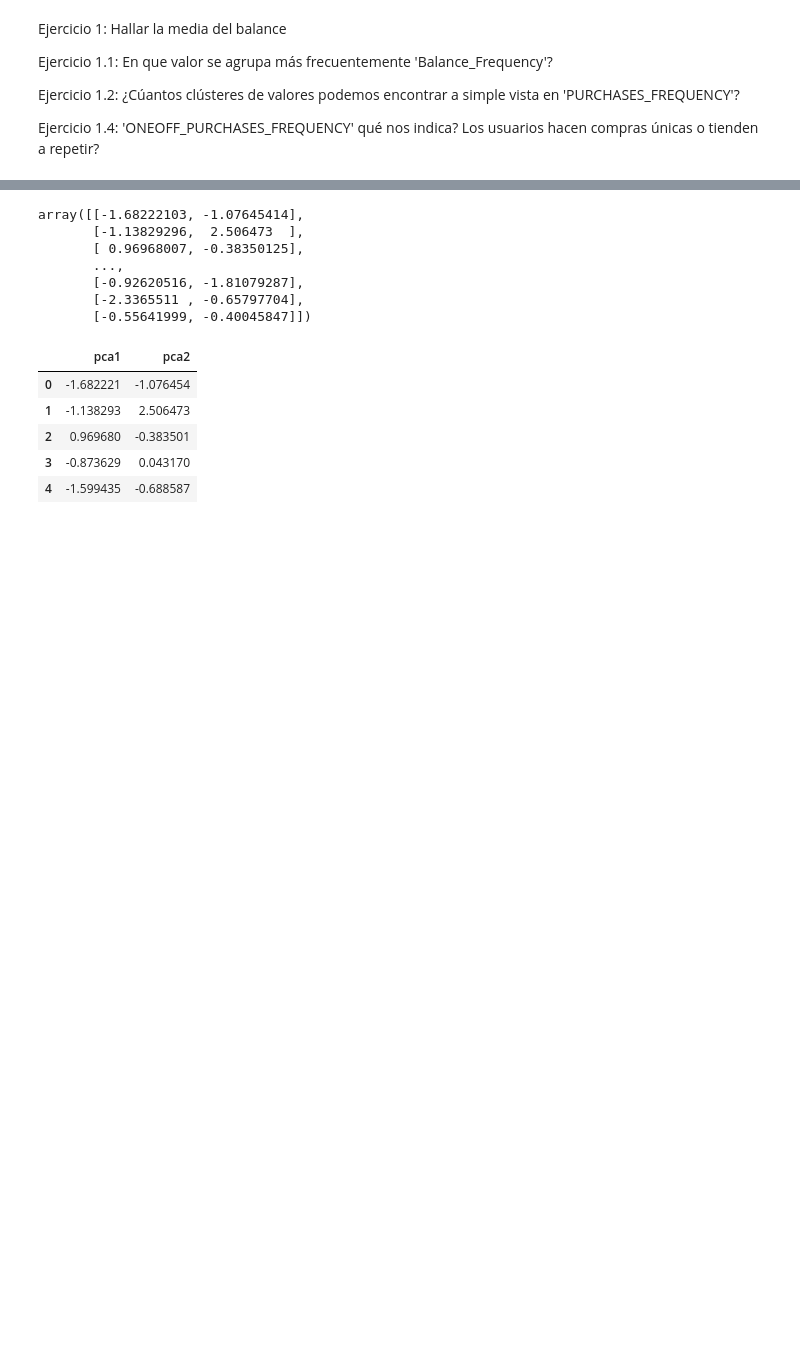
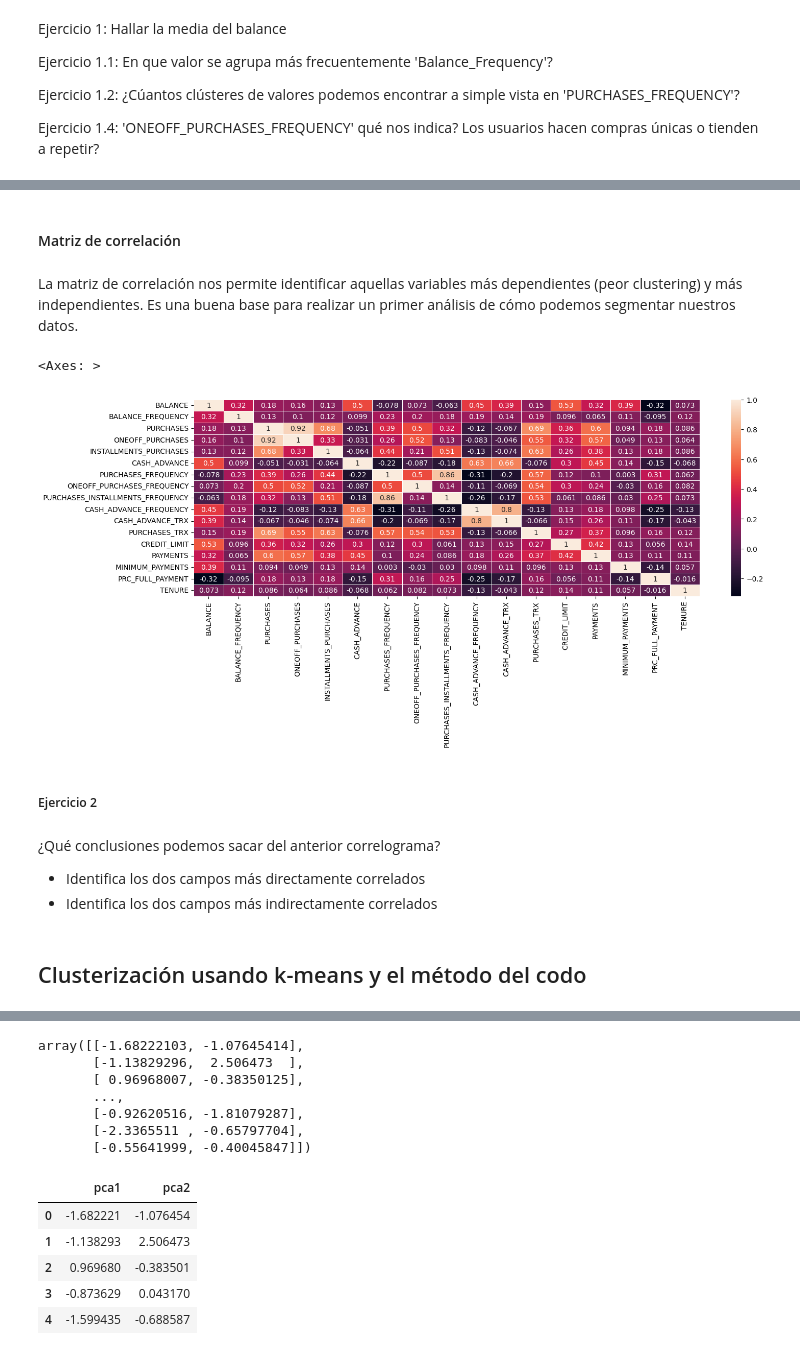
Before and after one commit to dtoralg/TheValley_MDS, a Jupyter notebook: notebooks/E1_Bank_Customer_Segmentation.ipynb, the cells around one changed output, grey strips where cells are left out. Saved outputs shown, nothing was run; the diff lists cells and outputs as text; code cells hidden in the pictures; blank space fills up the shorter version.

```diff
--- a/notebooks/E1_Bank_Customer_Segmentation.ipynb
+++ b/notebooks/E1_Bank_Customer_Segmentation.ipynb
@@ -159,6 +158,7 @@ dtype: int64
 # %%
 # Imputamos los missing values por la media
 creditcard_df.loc[(creditcard_df['MINIMUM_PAYMENTS'].isnull() == True), 'MINIMUM_PAYMENTS'] = creditcard_df['MINIMUM_PAYMENTS'].mean()
+creditcard_df.loc[(creditcard_df['CREDIT_LIMIT'].isnull() == True), 'CREDIT_LIMIT'] = creditcard_df['CREDIT_LIMIT'].mean()
 # %%
 # Re-chequeamos que no sigan existiendo valores null
 sns.heatmap(creditcard_df.isnull(), yticklabels = False, cbar = False, cmap="Blues")
@@ -373,0 +224,19 @@ for i in creditcard_df.columns:
+# %% [markdown]
+#### Matriz de correlación
+# %% [markdown]
+La matriz de correlación nos permite identificar aquellas variables más dependientes (peor clustering) y más independientes. Es una buena base para realizar un primer análisis de cómo podemos segmentar nuestros datos.
+# %%
+correlations = creditcard_df.corr()
+plt.figure(figsize = (16,5))
+sns.heatmap(correlations, annot = True, linewidths=.5)
+# %% [output]
+<Axes: >
+[figure, added]
+# %% [markdown]
+##### Ejercicio 2
+# %% [markdown]
+¿Qué conclusiones podemos sacar del anterior correlograma?
+
+
+*   Identifica los dos campos más directamente correlados
+*   Identifica los dos campos más indirectamente correlados
@@ -373,0 +245,2 @@ for i in creditcard_df.columns:
+# %% [markdown]
+## Clusterización usando k-means y el método del codo
```
Also changed, not shown: parts of 44 cells of this notebook.
